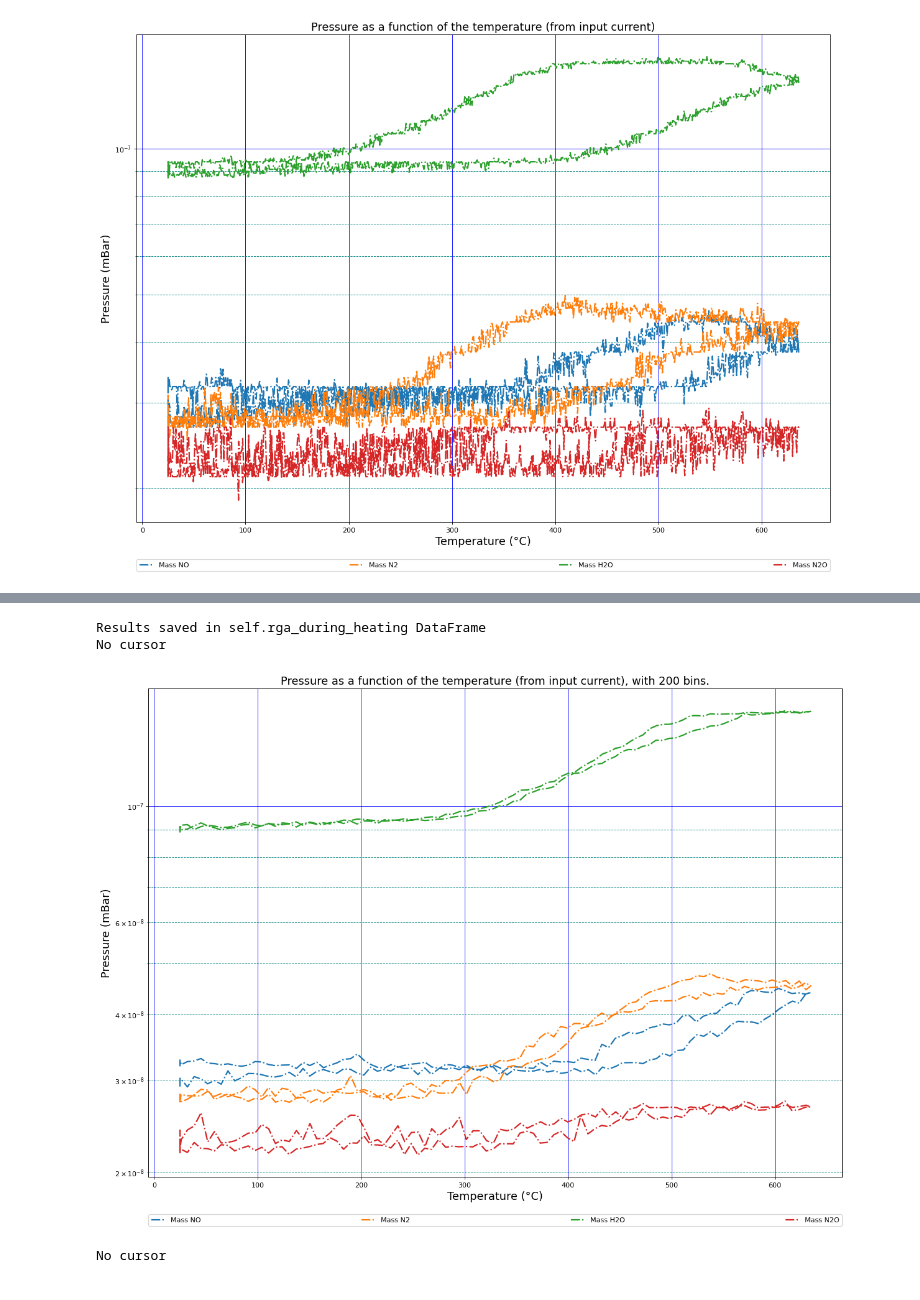
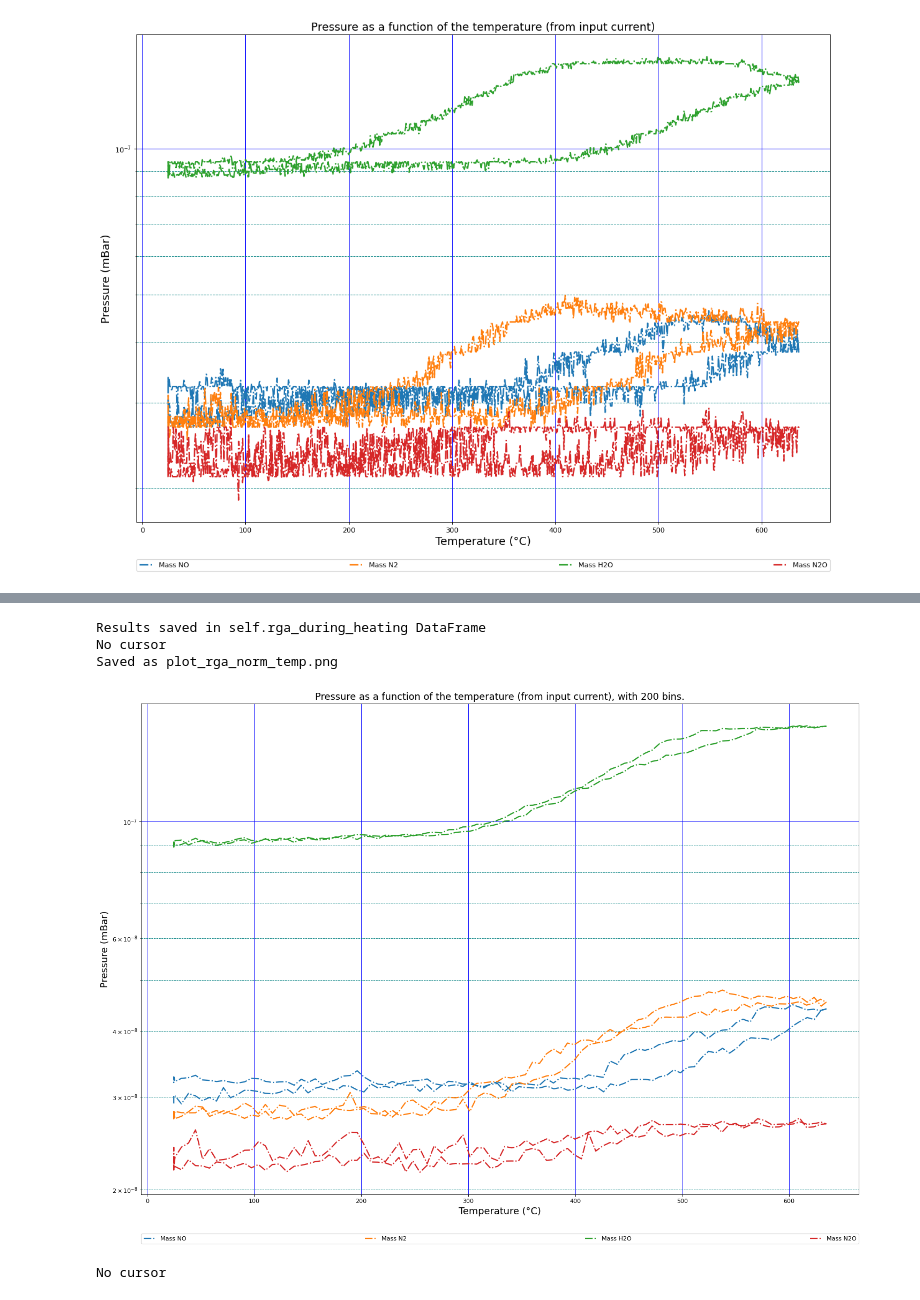
Before and after one commit to DSimonne/PhDScripts, a Jupyter notebook: test_reactor_cell/20-01-data.ipynb, the cells around one changed output, grey strips where cells are left out. Cells and saved outputs as stored; diff of their text form; code cells hidden in the pictures.

```diff
--- a/test_reactor_cell/20-01-data.ipynb
+++ b/test_reactor_cell/20-01-data.ipynb
@@ -214,19 +293,21 @@ No cursor
 # %%
 # binned data
 
 XCAT_data_1.plot_rga_norm_temp(
     amp_final = 1.8,
     nb_points = 100,
     delta_time = 10,
     start_heating = 300 + 128 - 34 + 180,
     plotted_columns = ['NO', 'N2', "H2O", "N2O"],
     binning = True,
-    bins_nb = 200
+    bins_nb = 200,
+    save = True
 )
 # %% [output]
 Results saved in self.rga_during_heating DataFrame
 No cursor
+Saved as plot_rga_norm_temp.png
-[figure, old version]
+[figure, new version]
 # %%
 XCAT_data_1.fit_error_function(
                    initial_guess = [30, 450, 20, 0],
```
Also changed, not shown: parts of 8 cells of this notebook, 24 other files.
